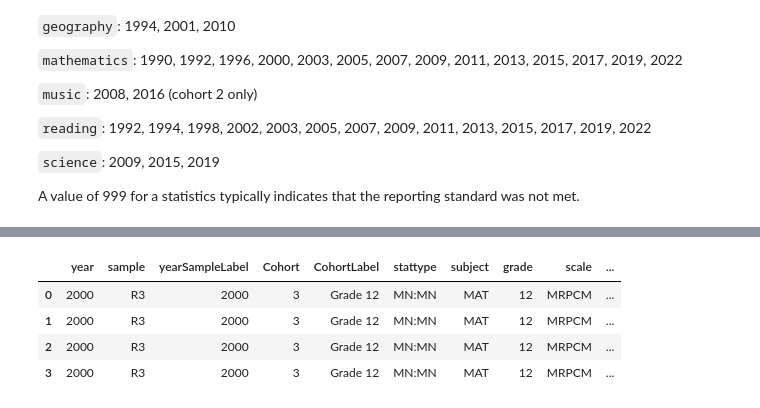
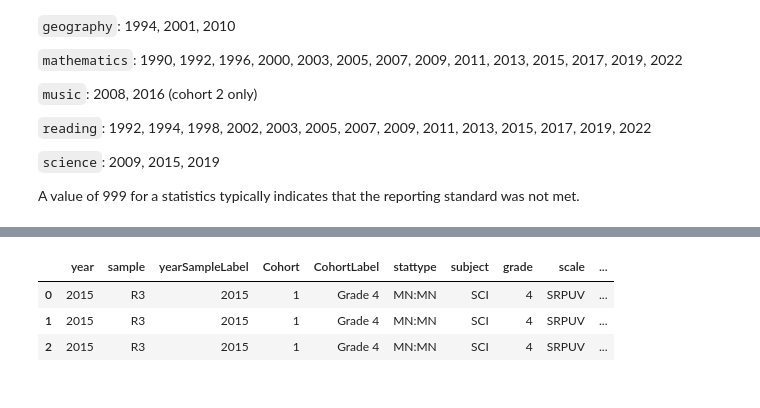
Before and after one commit to corwindark/5300_education_test_scores_project, a Jupyter notebook: api.ipynb, the cells around one changed output, grey strips where cells are left out. Cells and saved outputs as stored; diff of their text form; code cells hidden in the pictures.

```diff
--- a/api.ipynb
+++ b/api.ipynb
@@ -82,20 +91,19 @@ Long Label: All students
 # %%
 params = {
     "type": "data",
-    "subject": "mathematics",
-    "cohort": "3",
+    "subject": "science",
+    "cohort": "1",
     # "subscale": "MRPCM",
-    "variable": "C032402",
-    "jurisdiction": "NT",
+    "variable": "C095501",
+    "jurisdiction": "CT",
     "stattype": "MN:MN",
-    "Year": "2000",
+    "Year": "2015",
 }
 
 df = get_data(**params)
 df
 # %% [output]
 |  | year | sample | yearSampleLabel | Cohort | CohortLabel | stattype | subject | grade | scale | ... |
-| 0 | 2000 | R3 | 2000 | 3 | Grade 12 | MN:MN | MAT | 12 | MRPCM | ... |
-| 1 | 2000 | R3 | 2000 | 3 | Grade 12 | MN:MN | MAT | 12 | MRPCM | ... |
-| 2 | 2000 | R3 | 2000 | 3 | Grade 12 | MN:MN | MAT | 12 | MRPCM | ... |
-| 3 | 2000 | R3 | 2000 | 3 | Grade 12 | MN:MN | MAT | 12 | MRPCM | ... |
+| 0 | 2015 | R3 | 2015 | 1 | Grade 4 | MN:MN | SCI | 4 | SRPUV | ... |
+| 1 | 2015 | R3 | 2015 | 1 | Grade 4 | MN:MN | SCI | 4 | SRPUV | ... |
+| 2 | 2015 | R3 | 2015 | 1 | Grade 4 | MN:MN | SCI | 4 | SRPUV | ... |
```
Also changed, not shown: parts of 2 cells of this notebook.
